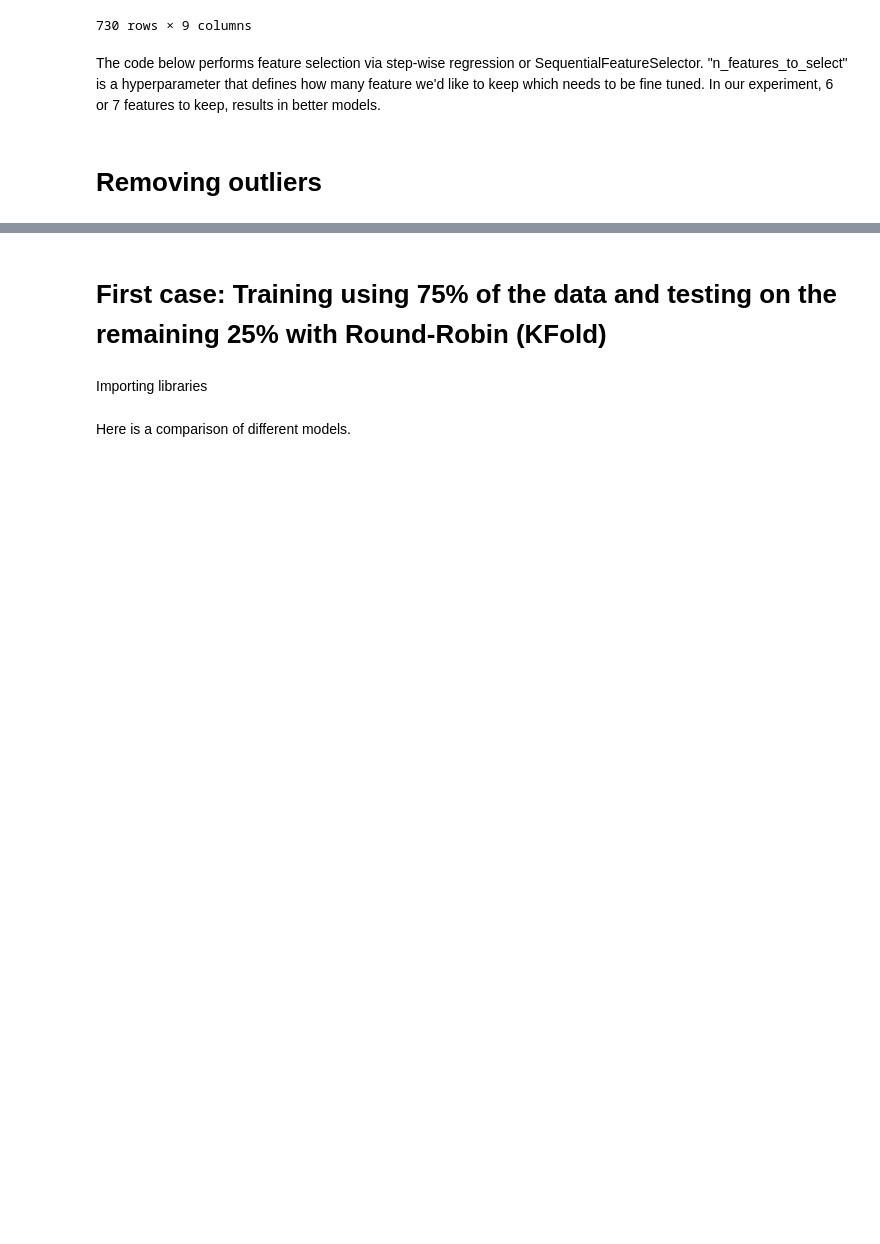
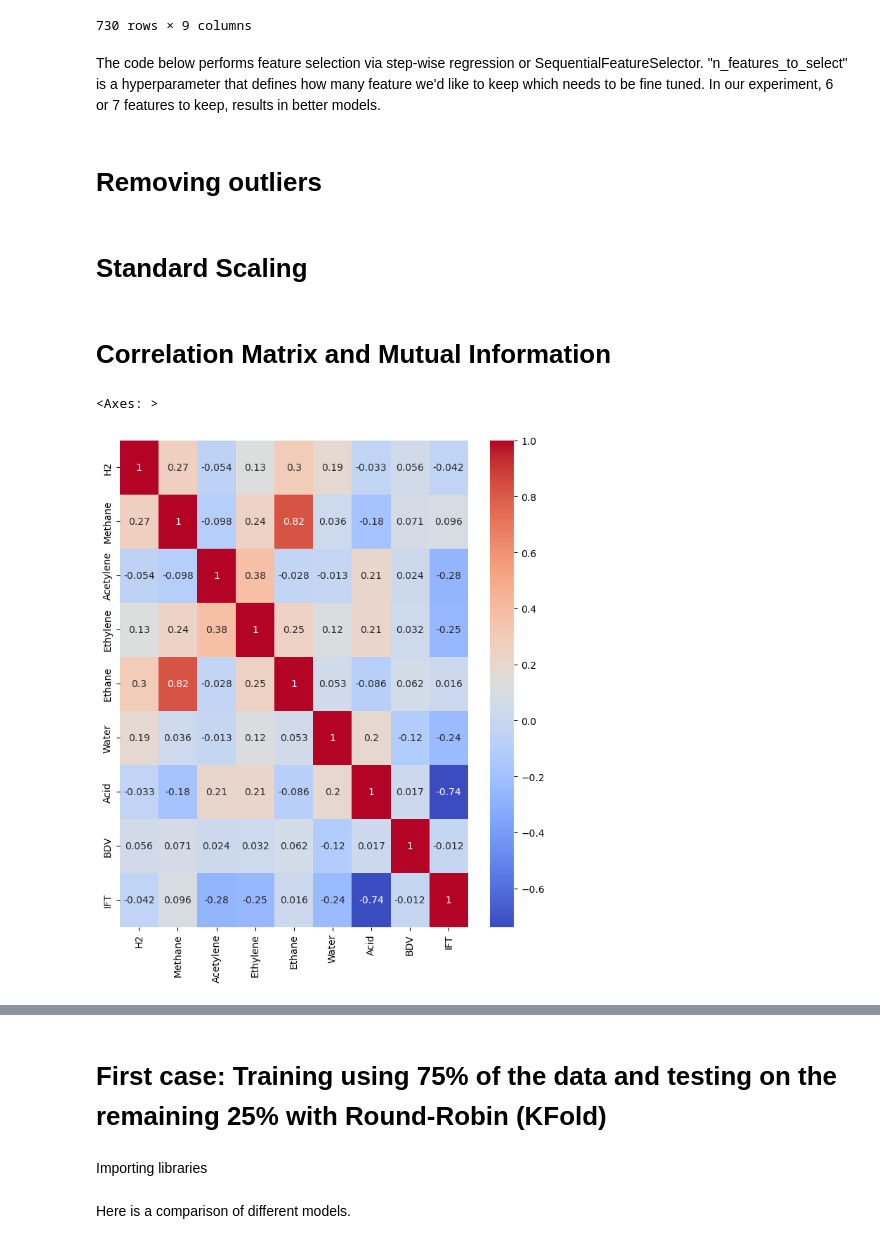
Before and after one commit to NimaFrj/Kaggle-Notebooks, a Jupyter notebook: transformer-paper-regression2.ipynb, the cells around one changed output, grey strips where cells are left out. Drawn from its saved outputs; the diff is of its cells as text; code cells hidden in the pictures; blank space fills up the shorter version.

```diff
--- a/transformer-paper-regression2.ipynb
+++ b/transformer-paper-regression2.ipynb
@@ -115,0 +116,15 @@ y_B = y_B[~y_B.index.isin(outliers.index)]
+# %% [markdown]
+# Standard Scaling
+# %%
+X_A = (X_A - X_A.mean())/X_A.std()
+X_B = (X_B - X_B.mean())/X_B.std()
+# %% [markdown]
+# Correlation Matrix and Mutual Information
+# %%
+corr_matrix = X_A.corr()
+import seaborn as sns
+plt.figure(figsize=(8, 9))
+sns.heatmap(corr_matrix, annot=True, cmap='coolwarm')
+# %% [output]
+<Axes: >
+[figure, added]
```
Also changed, not shown: parts of 13 cells of this notebook.
